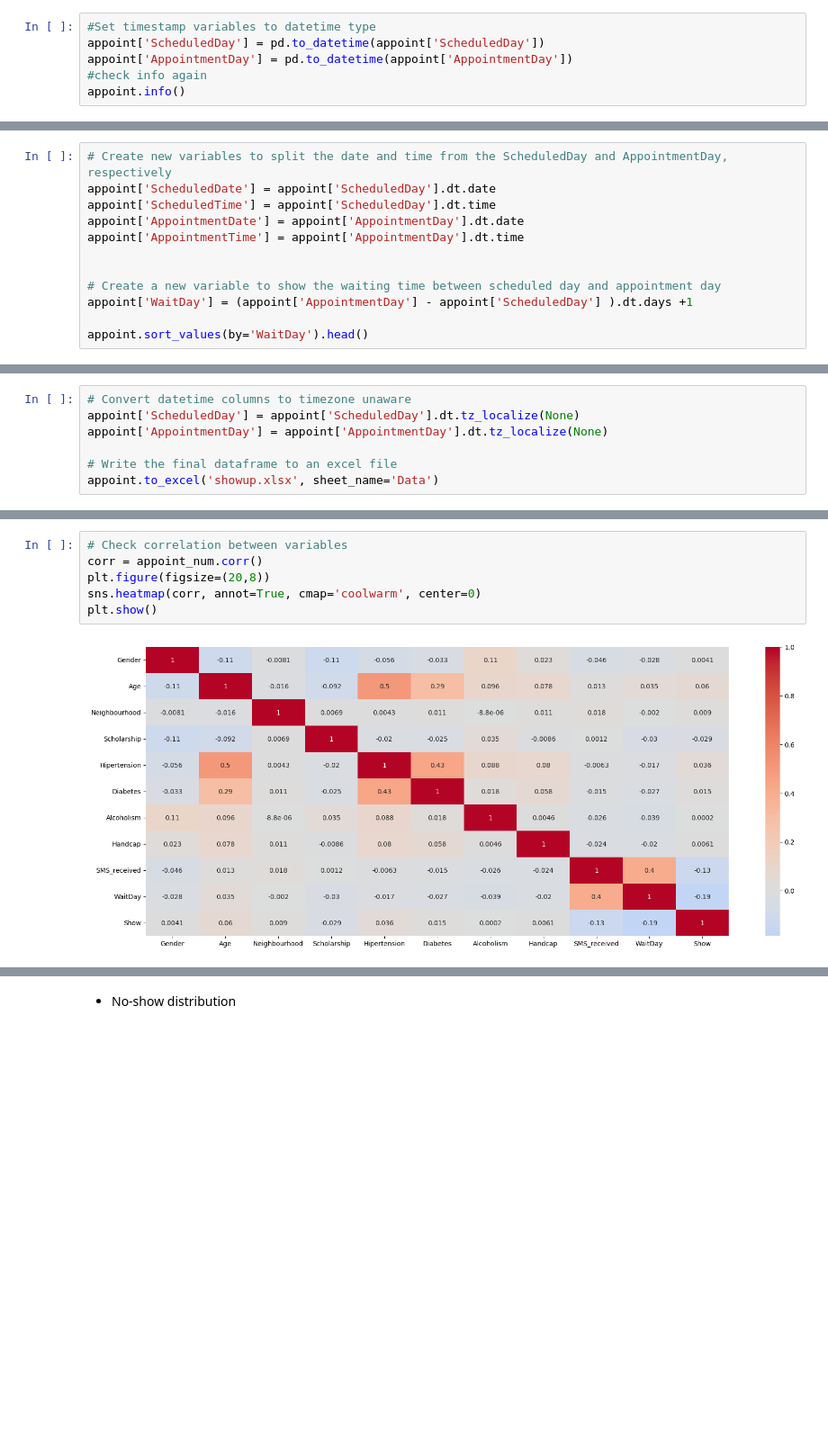
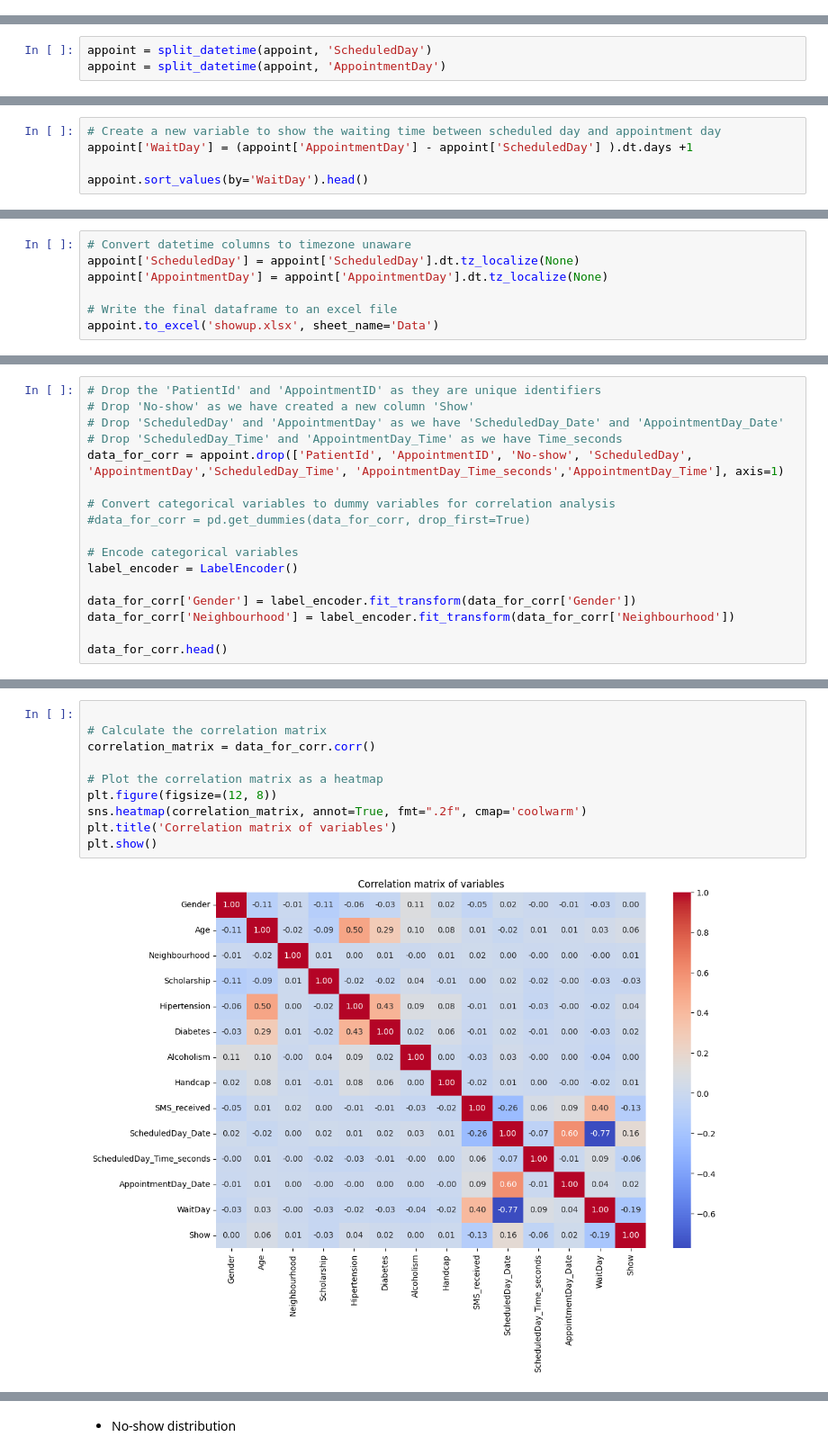
Before and after one commit to Fang2403/Analysis_of_Factors_Influencing_Patiens_Attendance_at_Medical_Appointments, a Jupyter notebook: Investigate_a_Dataset.ipynb, the cells around one changed output, grey strips where cells are left out. Shown at 90% size. Cells and saved outputs as stored; diff of their text form; blank space fills up the shorter version.

```diff
--- a/Investigate_a_Dataset.ipynb
+++ b/Investigate_a_Dataset.ipynb
@@ -310,6 +299,0 @@ appoint.head()
-# %%
-#Set timestamp variables to datetime type
-appoint['ScheduledDay'] = pd.to_datetime(appoint['ScheduledDay'])
-appoint['AppointmentDay'] = pd.to_datetime(appoint['AppointmentDay'])
-#check info again
-appoint.info()
@@ -333,0 +315,3 @@ memory usage: 12.6+ MB
+# %%
+appoint = split_datetime(appoint, 'ScheduledDay')
+appoint = split_datetime(appoint, 'AppointmentDay')
@@ -336,12 +329,5 @@ memory usage: 12.6+ MB
 * Create new variable to show patients' waiting time and clean it
 # %%
-# Create new variables to split the date and time from the ScheduledDay and AppointmentDay, respectively
-appoint['ScheduledDate'] = appoint['ScheduledDay'].dt.date
-appoint['ScheduledTime'] = appoint['ScheduledDay'].dt.time
-appoint['AppointmentDate'] = appoint['AppointmentDay'].dt.date
-appoint['AppointmentTime'] = appoint['AppointmentDay'].dt.time
-
-
 # Create a new variable to show the waiting time between scheduled day and appointment day
 appoint['WaitDay'] = (appoint['AppointmentDay'] - appoint['ScheduledDay'] ).dt.days +1
 
@@ -410,0 +405,17 @@ appoint_num.head()
+# %%
+# Drop the 'PatientId' and 'AppointmentID' as they are unique identifiers
+# Drop 'No-show' as we have created a new column 'Show'
+# Drop 'ScheduledDay' and 'AppointmentDay' as we have 'ScheduledDay_Date' and 'AppointmentDay_Date'
+# Drop 'ScheduledDay_Time' and 'AppointmentDay_Time' as we have Time_seconds
+data_for_corr = appoint.drop(['PatientId', 'AppointmentID', 'No-show', 'ScheduledDay', 'AppointmentDay','ScheduledDay_Time', 'AppointmentDay_Time_seconds','AppointmentDay_Time'], axis=1)
+
+# Convert categorical variables to dummy variables for correlation analysis
+#data_for_corr = pd.get_dummies(data_for_corr, drop_first=True)
+
+# Encode categorical variables
+label_encoder = LabelEncoder()
+
+data_for_corr['Gender'] = label_encoder.fit_transform(data_for_corr['Gender'])
+data_for_corr['Neighbourhood'] = label_encoder.fit_transform(data_for_corr['Neighbourhood'])
+
+data_for_corr.head()
@@ -411,8 +429,12 @@ appoint_num.head()
 # %%
-# Check correlation between variables
-corr = appoint_num.corr()
-plt.figure(figsize=(20,8))
-sns.heatmap(corr, annot=True, cmap='coolwarm', center=0)
+
+# Calculate the correlation matrix
+correlation_matrix = data_for_corr.corr()
+
+# Plot the correlation matrix as a heatmap
+plt.figure(figsize=(12, 8))
+sns.heatmap(correlation_matrix, annot=True, fmt=".2f", cmap='coolwarm')
+plt.title('Correlation matrix of variables')
 plt.show()
 # %% [output]
-[figure, old version]
+[figure, new version]
```
Also changed, not shown: parts of 56 cells of this notebook, 3 other files.
